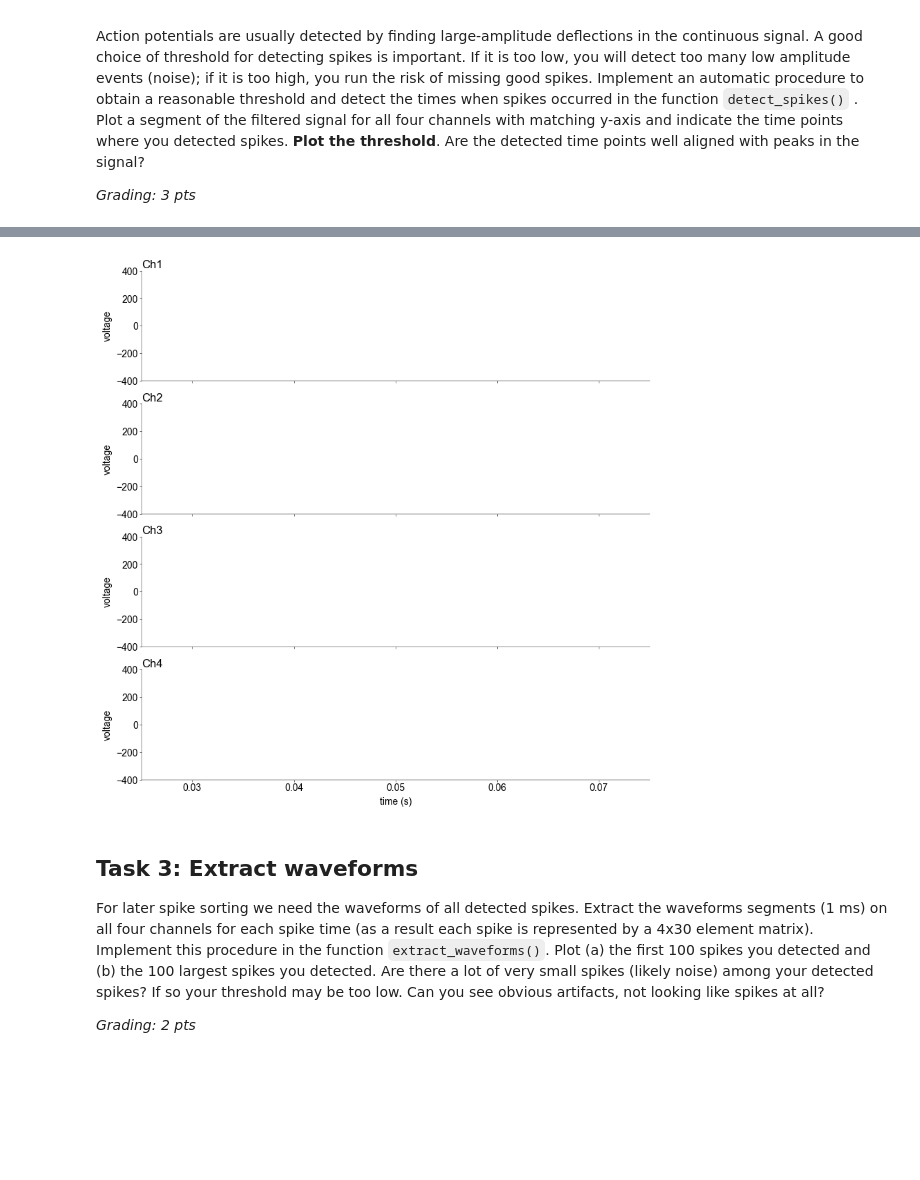
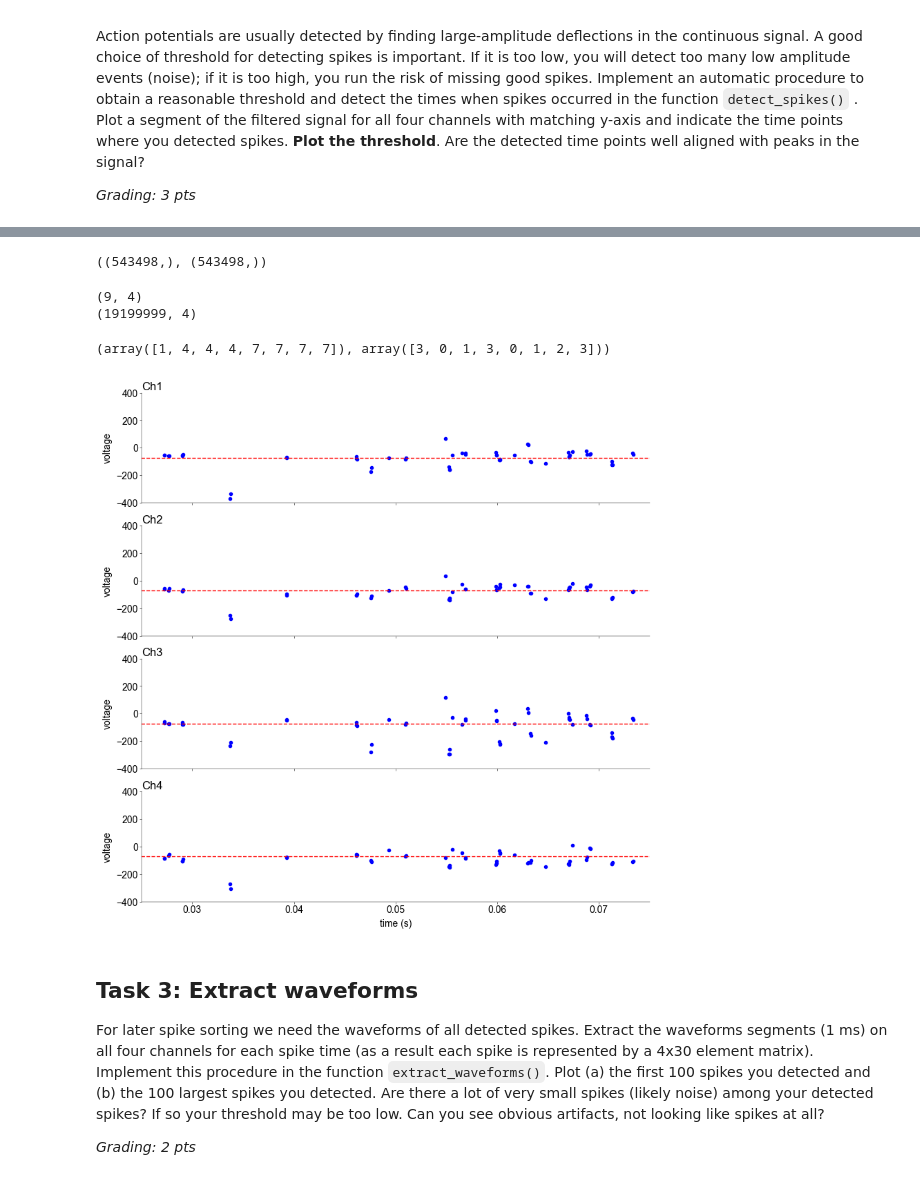
Before and after one commit to H-Kugler/neural-data-science, a Jupyter notebook: notebooks/CodingLab1.ipynb, the cells around one changed output, grey strips where cells are left out. Cells and saved outputs as stored; diff of their text form; code cells hidden in the pictures; blank space fills up the shorter version.

````diff
--- a/notebooks/CodingLab1.ipynb
+++ b/notebooks/CodingLab1.ipynb
@@ -237,19 +233,23 @@ def detect_spikes(
     # compute the robust s.d. (0.5 pts)
     # ---------------------------------
     sigma_hats = np.zeros(4)
-    for i, channel in enumerate(['Ch1', 'Ch2', 'Ch3', 'Ch4']):
-        sigma_hats[i] = np.median(np.abs(x[channel] - np.mean(x, axis=1)) / 0.6745)
+    for i in range(4):
+        sigma_hats[i] = np.median(np.abs(x[:, i] - np.mean(x, axis=1)) / 0.6745)
 
     sigma = np.mean(sigma_hats)
-
 
     # -----------------------------
     # find all local minima (1.5 pts)
     # -----------------------------
+    s = np.unique(signal.argrelmin(x, axis=0)[0])
 
     # ---------------------------------
     # calculate the threshold (0.5 pts)
     # ---------------------------------
     thrd = -N * sigma
 
-    return s, t, thrd
+    # ---------------------------------
+    s_thrd = s[np.min(xf[s], axis=1) < thrd]
+    t = (s_thrd - s_thrd[0]) / fs * 1000
+
+    return s_thrd, t, thrd
@@ -259,31 +256,55 @@ numpy.float64
+# %%
+s, t, thrd = detect_spikes(xf, fs)
+# %%
+s.shape, t.shape
+# %% [output]
+((543498,), (543498,))
+# %%
+y = np.array(
+    [
+        [1, 1, 1, 1, 0, 1, 1, 0, 1],
+        [1, 1, 1, 1, 0, 1, 1, 0, 1],
+        [1, 1, 1, 1, 1, 1, 1, 0, 1],
+        [1, 0, 1, 1, 0, 1, 1, 0, 1],
+    ]
+)
+print(y.T.shape)
+print(xf.shape)
+signal.argrelmin(y.T, axis=0)
+# %% [output]
+(9, 4)
+(19199999, 4)
+(array([1, 4, 4, 4, 7, 7, 7, 7]), array([3, 0, 1, 3, 0, 1, 2, 3]))
 # %%
 mosaic = [
     ["Ch1"],
     ["Ch2"],
     ["Ch3"],
     ["Ch4"],
 ]
 fig, ax = plt.subplot_mosaic(
     mosaic=mosaic, figsize=(8, 8), layout="constrained", dpi=100
 )
 
 # --------------------------------------------
 # plot threshold and detected spikes (0.5 pts)
 # --------------------------------------------
 
 for i, col in enumerate(cols):
     ax[col].set_ylim((-400, 400))
     ax[col].set_xlim((0.025, 0.075))
     ax[col].set_ylabel("voltage")
 
     ax[col].set_title(col, loc="left")
 
+    ax[col].hlines(thrd, 0, 3, color="red", linestyle="--", label="threshold")
+    ax[col].scatter(t / 1000, xf[s, i], color="blue", label="spikes")
     if col != "Ch4":
         ax[col].set_xticklabels([])
     else:
         ax[col].set_xlabel("time (s)")
 # %% [output]
-[figure, old version]
+[figure, new version]
 # %% [markdown]
 ## Task 3: Extract waveforms
 For later spike sorting we need the waveforms of all detected spikes. Extract the waveforms segments (1 ms) on all four channels for each spike time (as a result each spike is represented by a 4x30 element matrix). Implement this procedure in the function ```extract_waveforms()```. Plot (a) the first 100 spikes you detected and (b) the 100 largest spikes you detected. Are there a lot of very small spikes (likely noise) among your detected spikes? If so your threshold may be too low. Can you see obvious artifacts, not looking like spikes at all?
````
Also changed, not shown: parts of 2 cells of this notebook, 1 other file.
